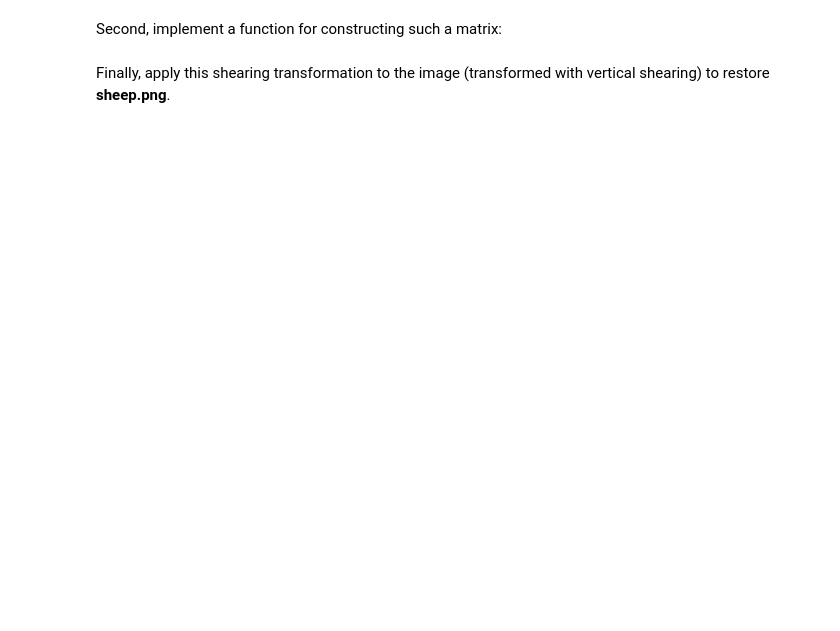
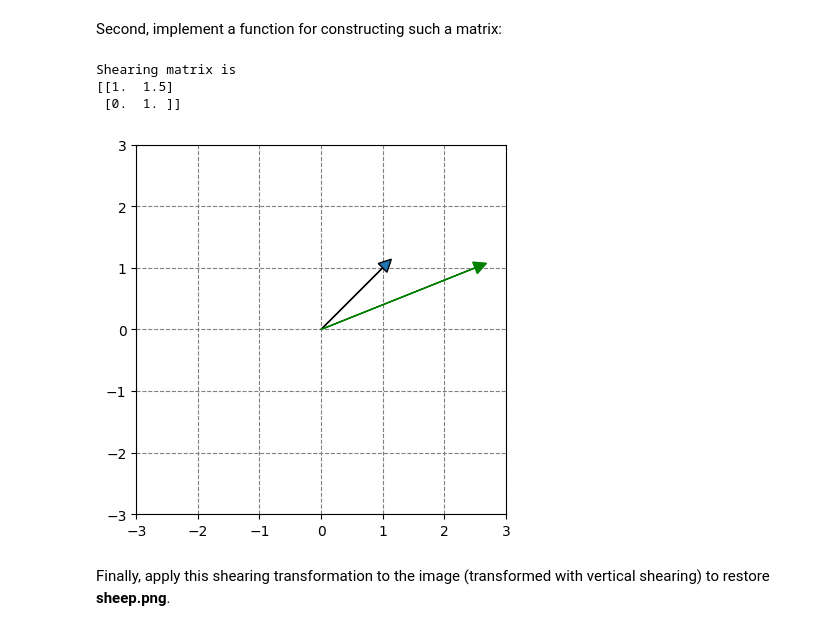
Before and after one commit to Oleksii-Lasiichuk/la_lab_1_transformation_matrices, a Jupyter notebook: LA_Lab_1_template_2026.ipynb, the cells around one changed output. Saved outputs shown, nothing was run; the diff lists cells and outputs as text; code cells hidden in the pictures; blank space fills up the shorter version.

```diff
--- a/LA_Lab_1_template_2026.ipynb
+++ b/LA_Lab_1_template_2026.ipynb
@@ -177,33 +233,42 @@ Second, implement a function for constructing such a matrix:
 # %%
 ##### YOUR CODE STARTS #####
 def get_horizontal_shear_matrix(factor):
-  return ...
+    return np.array([
+        [1, factor],
+        [0, 1]
+    ], dtype=float)
 
-M3 = ...
+M3 = get_horizontal_shear_matrix(1.5)
 ##### YOUR CODE ENDS #####
 print("Shearing matrix is")
 print(M3)
+# %% [output]
+Shearing matrix is
+[[1.  1.5]
+ [0.  1. ]]
 # %%
 # Apply shearing to the vector AB1 to achieve vector AB2
 
 ##### YOUR CODE STARTS #####
-A = ...
+A = np.array([0, 0])
 B1 = np.array([1, 1])
-B2 = ...
+B2 = M3 @ B1
 ##### YOUR CODE ENDS #####
 
 ax = plt.axes()
 
 ax.arrow(A[0], A[1], B1[0], B1[1], head_width=0.2, head_length=0.2)
 ax.arrow(A[0], A[1], B2[0], B2[1], head_width=0.2, head_length=0.2, color='green')
 plt.ylim(-3,3)
 plt.xlim(-3,3)
 
 ax.set_axisbelow(True)
 plt.grid(color='gray', linestyle='dashed')
 plt.gca().set_aspect('equal', adjustable='box')
 
 plt.show()
+# %% [output]
+[figure, added]
 # %% [markdown]
 Finally, apply this shearing transformation to the image (transformed with vertical shearing) to restore **sheep.png**.
 # %%
```
Also changed, not shown: parts of 38 cells of this notebook.
